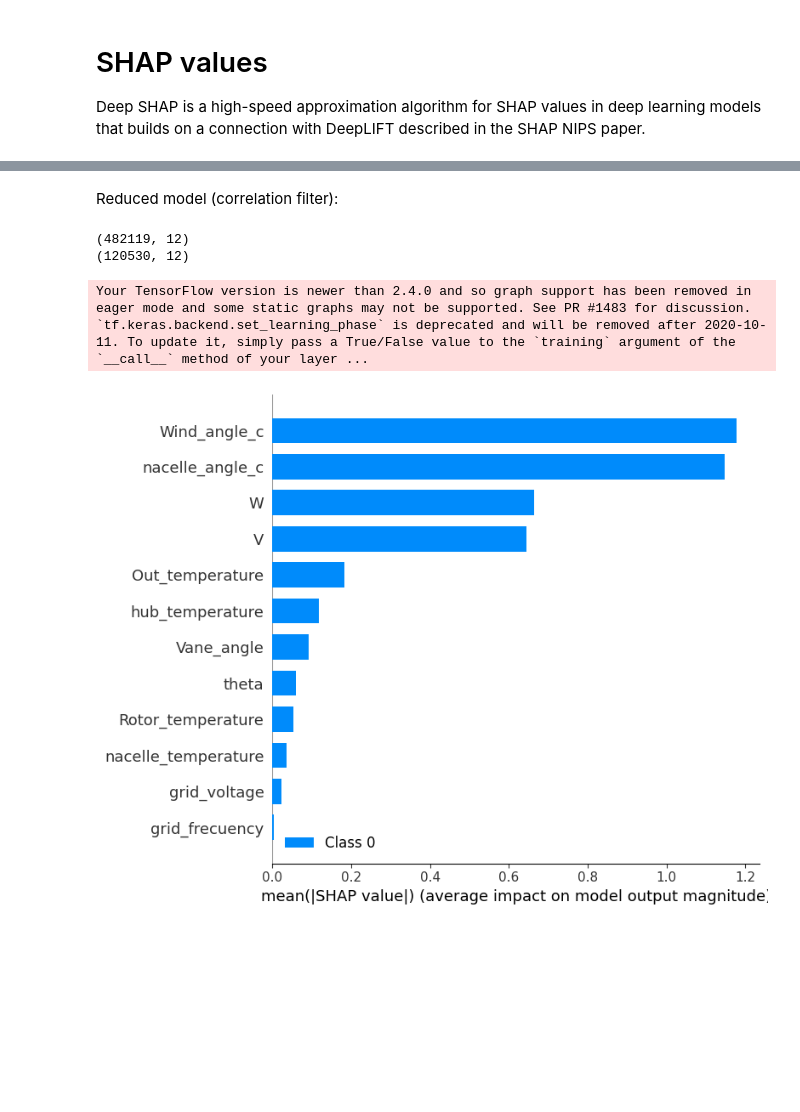
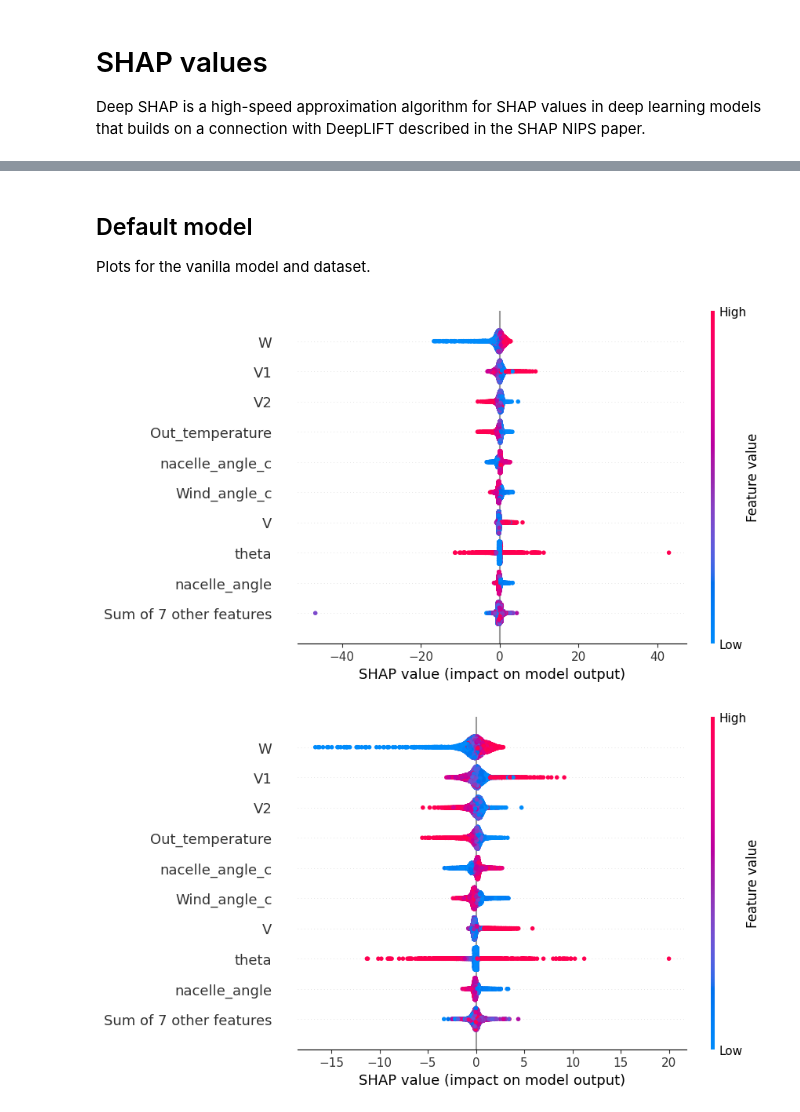
Before and after one commit to alfonsogijon/WindTurbines_hybrid, a Jupyter notebook: Explainability/Explainability.ipynb, the cells around one changed output, grey strips where cells are left out. Drawn from its saved outputs; the diff is of its cells as text; code cells hidden in the pictures; blank space fills up the shorter version.

```diff
--- a/Explainability/Explainability.ipynb
+++ b/Explainability/Explainability.ipynb
@@ -5,7 +5,7 @@ Deep SHAP is a high-speed approximation algorithm for SHAP values in deep learni
 # %%
 import numpy as np
 import pandas as pd
-import tensorflow as tf
+import matplotlib.pyplot as plt
 
 import shap
 
@@ -14,11 +14,13 @@ from tensorflow.keras.models import load_model
 DATA_DIR = '../Datasets/'
 MODELS_DIR = '../Models/'
 
-TRAIN_PATH = DATA_DIR + '/Dataset_train.csv'
+# TRAIN_PATH = DATA_DIR + '/Dataset_train.csv'
+# TRAIN_CF_PATH = DATA_DIR + '/Dataset_train_CF.csv'
+
 TEST_PATH = DATA_DIR + '/Dataset_test.csv'
-
-TRAIN_CF_PATH = DATA_DIR + '/Dataset_train_CF.csv'
 TEST_CF_PATH = DATA_DIR + '/Dataset_test_CF.csv'
 
 MODEL_PATH = MODELS_DIR + 'Pres_hybrid.h5'
 MODEL_CF_PATH = MODELS_DIR + 'Pres_hybrid_CF.h5'
+
+SAMPLES = 10_000
@@ -38,22 +29,17 @@ Load datasets and model, then fit explainer and show SHAP values:
 # %%
-def show_shap_values(train_path, test_path, model_path):
+def show_shap_values(test_path, model_path, reduced_size=None):
 
     model = load_model(model_path)
 
-    X_train = pd.read_csv(train_path, index_col=0)
     X_test = pd.read_csv(test_path, index_col=0)
-
-    X_train.reset_index(drop=True, inplace=True)
     X_test.reset_index(drop=True, inplace=True)
 
-    print(X_train.shape)
-    print(X_test.shape)
+    if reduced_size:
+        test_data = X_test.sample(n=reduced_size, replace=False).to_numpy()
+    else:
+        test_data = X_test.to_numpy()
 
-    bg_train = X_train.sample(n=100, replace=False).to_numpy()
-    bg_test = X_test.sample(n=100, replace=False).to_numpy()
+    explainer = shap.Explainer(model, test_data, feature_names=X_test.columns)
+    shap_values = explainer(test_data)
 
-    # explainer = shap.Explainer(model.predict, background)
-    explainer = shap.DeepExplainer(model, bg_train)
-    shap_values = explainer.shap_values(bg_test)
-
-    shap.summary_plot(shap_values, feature_names=X_train.columns, plot_type='bar')
+    return shap_values
@@ -70,10 +46,18 @@ Your TensorFlow version is newer than 2.4.0 and so graph support has been remove
-# %% [markdown]
-Reduced model (correlation filter):
-# %%
-show_shap_values(TRAIN_CF_PATH, TEST_CF_PATH, MODEL_CF_PATH)
-# %% [output]
-(482119, 12)
-(120530, 12)
-Your TensorFlow version is newer than 2.4.0 and so graph support has been removed in eager mode and some static graphs may not be supported. See PR #1483 for discussion.
-`tf.keras.backend.set_learning_phase` is deprecated and will be removed after 2020-10-11. To update it, simply pass a True/False value to the `training` argument of the `__call__` method of your layer ...
-[figure, removed]
+# %% [markdown]
+## Default model
+
+Plots for the vanilla model and dataset.
+# %%
+shap_values_default = show_shap_values(TEST_PATH, MODEL_PATH, SAMPLES)
+# %%
+shap.plots.beeswarm(shap_values_default, max_display=10)
+# %% [output]
+[figure, added]
+# %%
+# Removing outliers:
+shap_values_default_no_out = shap_values_default
+shap_values_default_no_out.values = np.clip(shap_values_default_no_out.values, -20, 20)
+
+shap.plots.beeswarm(shap_values_default_no_out, max_display=10)
+# %% [output]
+[figure, added]
```
Also changed, not shown: parts of 11 cells of this notebook, 2 other files.
